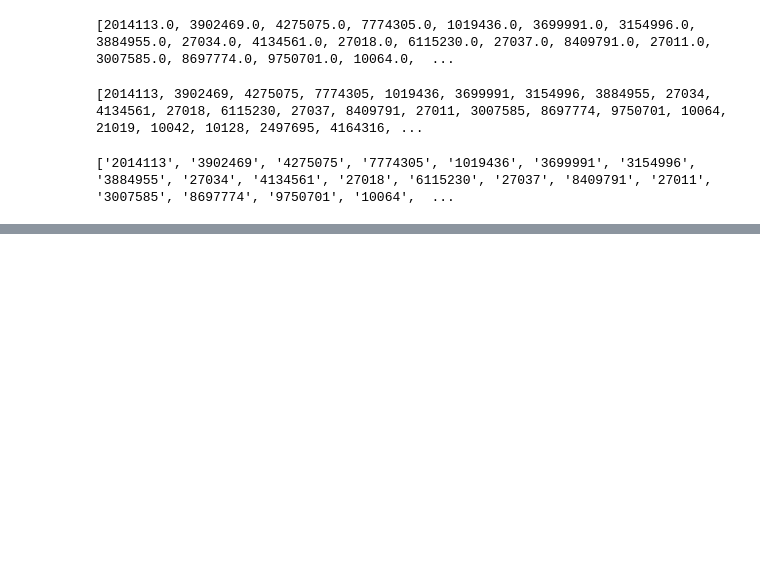
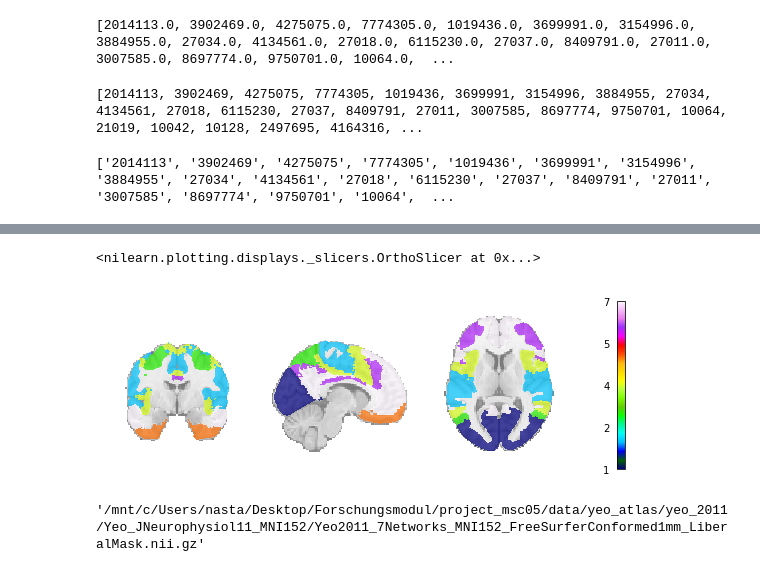
Before and after one commit to nwiltberg/project_msc05, a Jupyter notebook: code/data_exploration.ipynb, the cells around one changed output, grey strips where cells are left out. Drawn from its saved outputs; the diff is of its cells as text; code cells hidden in the pictures; blank space fills up the shorter version.

Commit message:
added headings and started brain parcellation

```diff
--- a/code/data_exploration.ipynb
+++ b/code/data_exploration.ipynb
@@ -134,0 +140,2 @@ confound_files = ['/data/adhd/data/%s/%s_regressors.csv' % (sub, sub) for sub in
+# %%
+atlas_yeo = datasets.fetch_atlas_yeo_2011(data_dir='/mnt/c/Users/nasta/Desktop/Forschungsmodul/project_msc05/data/yeo_atlas')
@@ -134,0 +148,13 @@ confound_files = ['/data/adhd/data/%s/%s_regressors.csv' % (sub, sub) for sub in
+# %%
+atlas_file = atlas_yeo.thick_7
+# %%
+# Visualisation of parcellation atlas
+from nilearn import plotting
+plotting.plot_roi(atlas_file, draw_cross = False, annotate = False, cut_coords=(8, -4, 9), colorbar=True)
+# %% [output]
+<nilearn.plotting.displays._slicers.OrthoSlicer at 0x...>
+[figure, added]
+# %%
+atlas_file
+# %% [output]
+'/mnt/c/Users/nasta/Desktop/Forschungsmodul/project_msc05/data/yeo_atlas/yeo_2011/Yeo_JNeurophysiol11_MNI152/Yeo2011_7Networks_MNI152_FreeSurferConformed1mm_LiberalMask.nii.gz'
```
Also changed, not shown: parts of 7 cells of this notebook.
